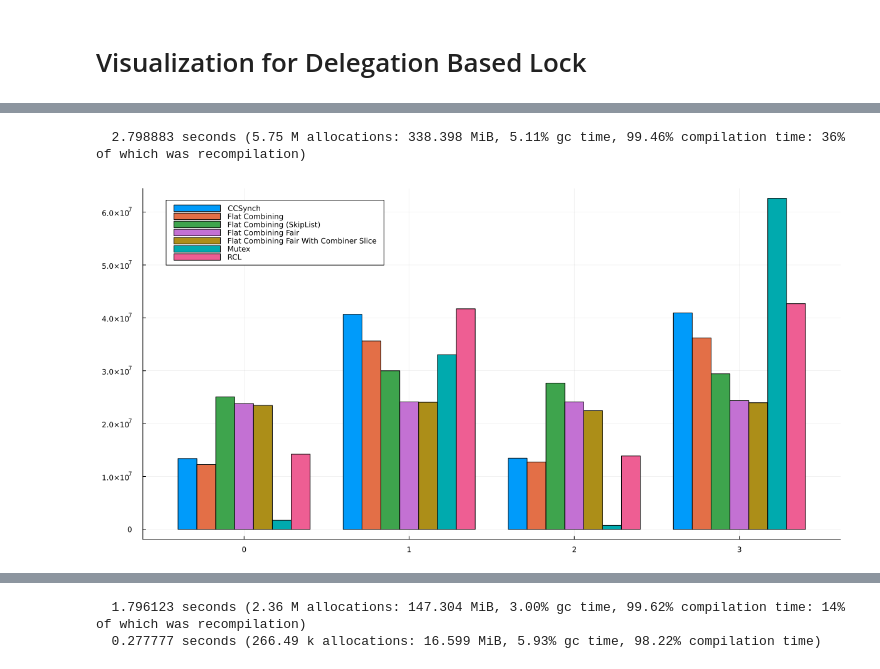
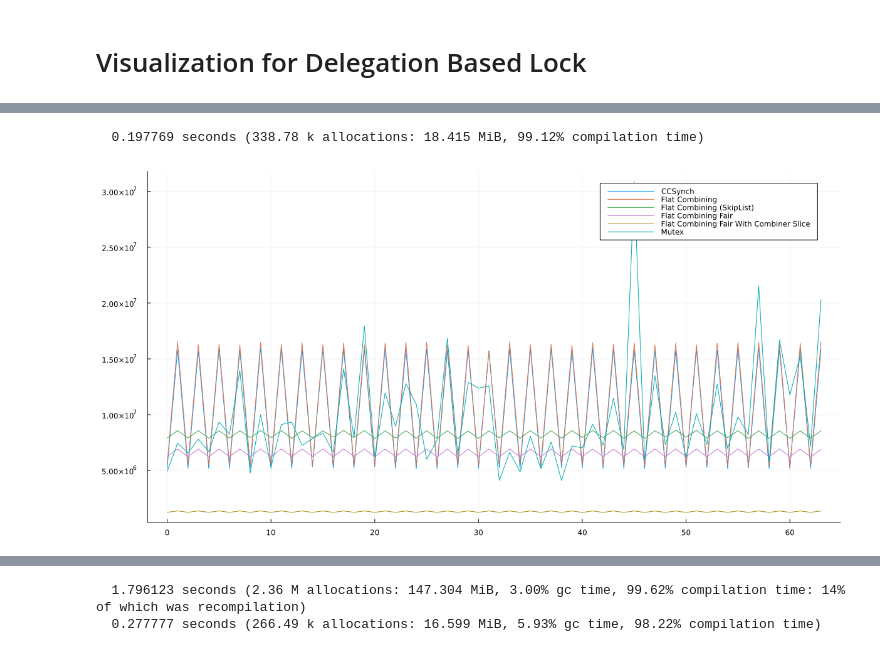
Before and after one commit to taooceros/Locks, a Jupyter notebook: visualization/graph.ipynb, the cells around one changed output, grey strips where cells are left out. Saved outputs shown, nothing was run; the diff lists cells and outputs as text; code cells hidden in the pictures.

Commit message:
adjust visualization

```diff
--- a/visualization/graph.ipynb
+++ b/visualization/graph.ipynb
@@ -10,12 +10,17 @@ bench = @time CSV.read("output/output.csv", DataFrame);
 # %%
-using StatsPlots
+using StatsPlots, Query
 
-loop_comparison = @time @df bench groupedbar(:Id, :LoopCount, group=:Locktype, size=(1200,600))
+loop_comparison = @time begin
+    bench |>
+        @filter(_.ThreadNum == 64) |>
+        @df plot(:Id, :LoopCount, group=:Locktype, size=(1200,600))
+end
+
 savefig(loop_comparison, "graphs/loop_comparison.svg")
 loop_comparison
 # %% [output]
-  2.798883 seconds (5.75 M allocations: 338.398 MiB, 5.11% gc time, 99.46% compilation time: 36% of which was recompilation)
+  0.197769 seconds (338.78 k allocations: 18.415 MiB, 99.12% compilation time)
-[figure, old version]
+[figure, new version]
 # %%
 bench
 # %% [output]
```
Also changed, not shown: parts of 3 cells of this notebook.
